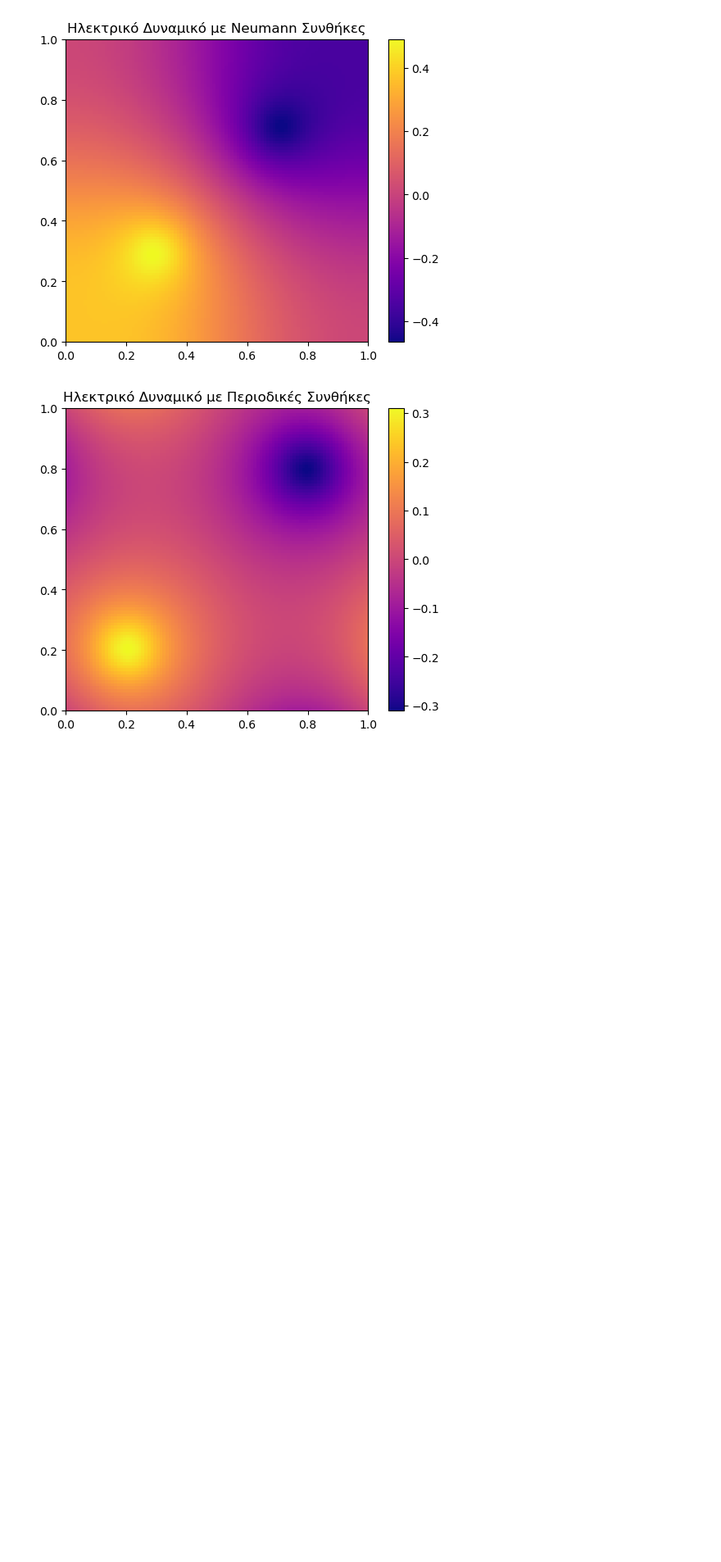
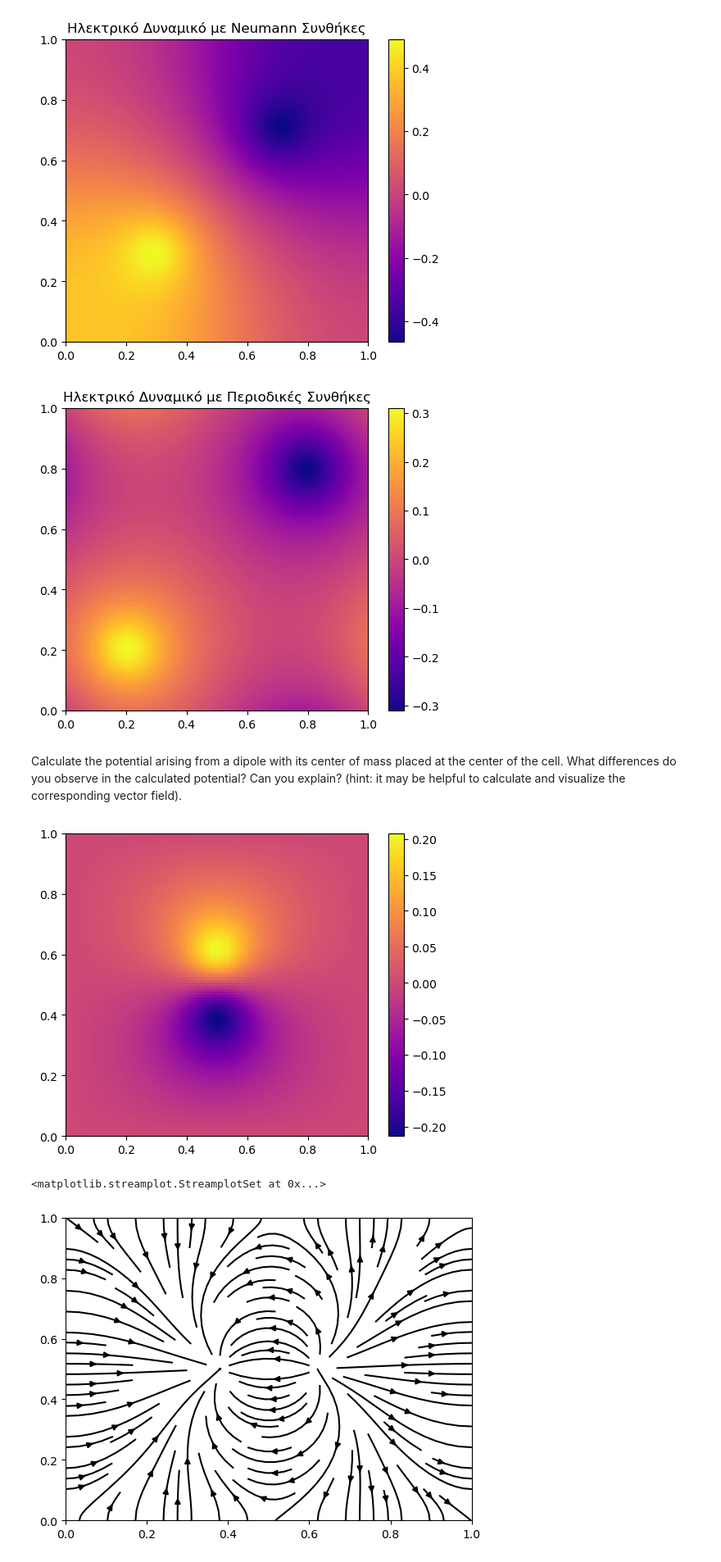
Before and after one commit to VeganSouvlaki/CP, a Jupyter notebook: ΠΡΟΤΖΕΚΤ.ipynb, the cells around one changed output. Shown: that part at 82% size. Drawn from its saved outputs; the diff is of its cells as text; code cells hidden in the pictures; blank space fills up the shorter version.

```diff
--- a/ΠΡΟΤΖΕΚΤ.ipynb
+++ b/ΠΡΟΤΖΕΚΤ.ipynb
@@ -512,3 +512,78 @@ plt.title("Ηλεκτρικό Δυναμικό με Περιοδικές Συν
 plt.show()
 # %% [output]
 [figure]
+# %% [markdown]
+Calculate the potential arising from a dipole with its center of mass placed
+at the center of the cell. What differences do you observe in the calculated
+potential? Can you explain? (hint: it may be helpful to calculate and
+visualize the corresponding vector field).
+# %%
+import numpy as np
+import matplotlib.pyplot as plt
+import warnings
+warnings.filterwarnings("ignore")
+
+xmin,ymin=0,0
+xmax,ymax=1,1
+N=100
+
+def g2D(x,y,qx,qy,sigma=0.05): #mix,miy thesi fortiou
+    e = (-((x - qx)**2 + (y - qy)**2)) / (2 * sigma**2)
+    return (np.exp(e) )/ (2 * np.pi * sigma**2)
+
+def convE_CM(Etol=10**-6,N=100,w=1.75,max_iter=5000): #βελτιστες παραμετροι Ν=100,Ετολ=10^-10
+                                                   #μαχ_ιτερ=5000,ω=1.2-1.4
+    sfalma=1
+    ite=0
+    xmin,ymin=0,0
+    xmax,ymax=1,1
+    Eideal=-9/14
+    Etmp=0
+    h=(xmax-xmin)/(N-1)
+    E=0 #αρχική τιμή ενέργειας
+    sfalma=1
+    x=np.linspace(xmin,xmax,N+1) # η range λειτουργει μονο με ακεραιες τιμες
+    y=np.linspace(ymin,ymax,N+1)  #bazw N anti gia N+1 giati exw orisei xwrista tis times sta akra
+    pfilist=np.zeros((N+1,N+1))
+    X,Y=np.meshgrid(x,y)
+
+    G1 = g2D(X, Y, 0.6, 0.5)
+    G2 = g2D(X, Y, 0.4, 0.5)
+    S = G1 - G2
+
+    pfilist[0,:]=0
+    pfilist[N,:]=0
+    pfilist[:,0]=0
+    pfilist[:,N]=0
+
+    while sfalma>Etol and ite<max_iter:
+        ite+=1
+        for i in range(1,N):  #N-1 eixa prin
+            for j in range(1,N):
+                pfilist[i, j] = (1 - w) * pfilist[i, j] + (w / 4) * (
+                    pfilist[i + 1, j] + pfilist[i - 1, j] +
+                    pfilist[i, j + 1] + pfilist[i, j - 1] + h ** 2 * S[i, j]
+                )
+
+        E1=np.sum((pfilist[1:,:]-pfilist[:-1,:])**2)
+        E2=np.sum((pfilist[:,1:]-pfilist[:,:-1])**2)
+        Etmp=0.5*(E1+E2)-h**2*np.sum(S*pfilist)
+
+        sfalma=np.abs(Etmp-E)
+        E=Etmp #Etmp einai ayto pou apothikevw prosorina gia tin sugkrisi
+
+    return (pfilist, E, ite)
+
+diagdata=convE_CM()
+plt.imshow(diagdata[0].T,cmap='plasma', origin = 'lower', extent = [0, 1, 0, 1])
+plt.colorbar()
+plt.show()
+#den katalavainw ti paizei kai poly
+
+
+Ey, Ex = np.gradient(-diagdata[0], h)
+plt.streamplot(np.linspace(0, 1, N+1), np.linspace(0, 1, N+1), Ex, Ey, color='black')
+# %% [output]
+[figure, added]
+<matplotlib.streamplot.StreamplotSet at 0x...>
+[figure, added]
```
Also changed, not shown: parts of 6 cells of this notebook.
